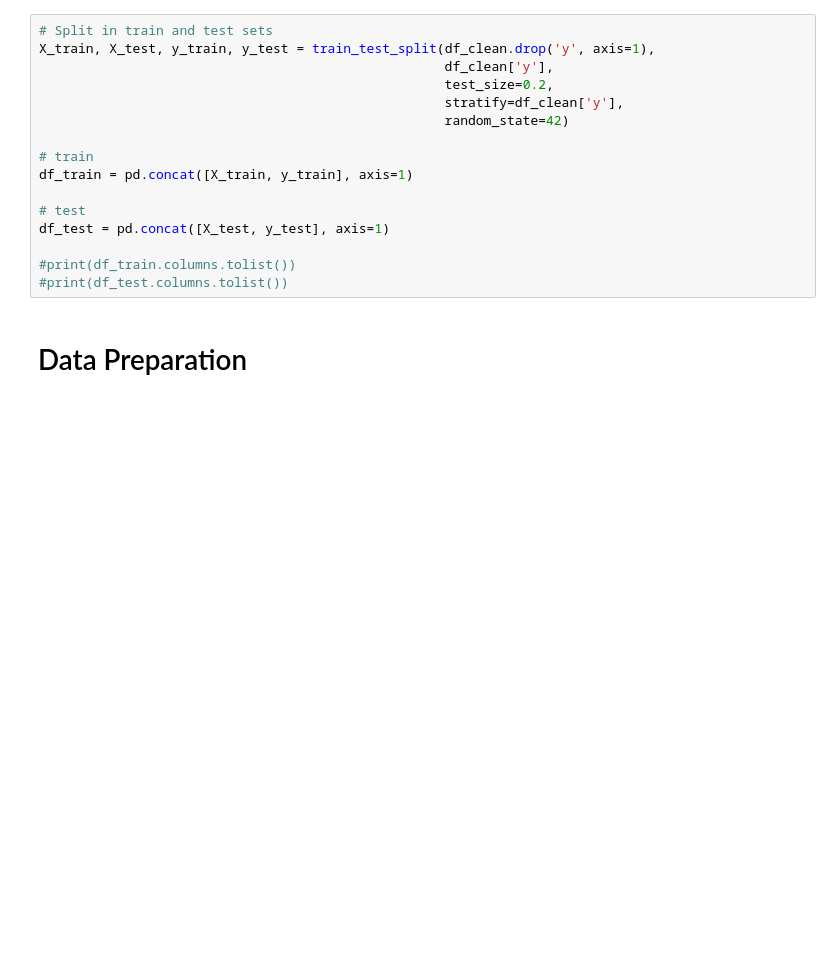
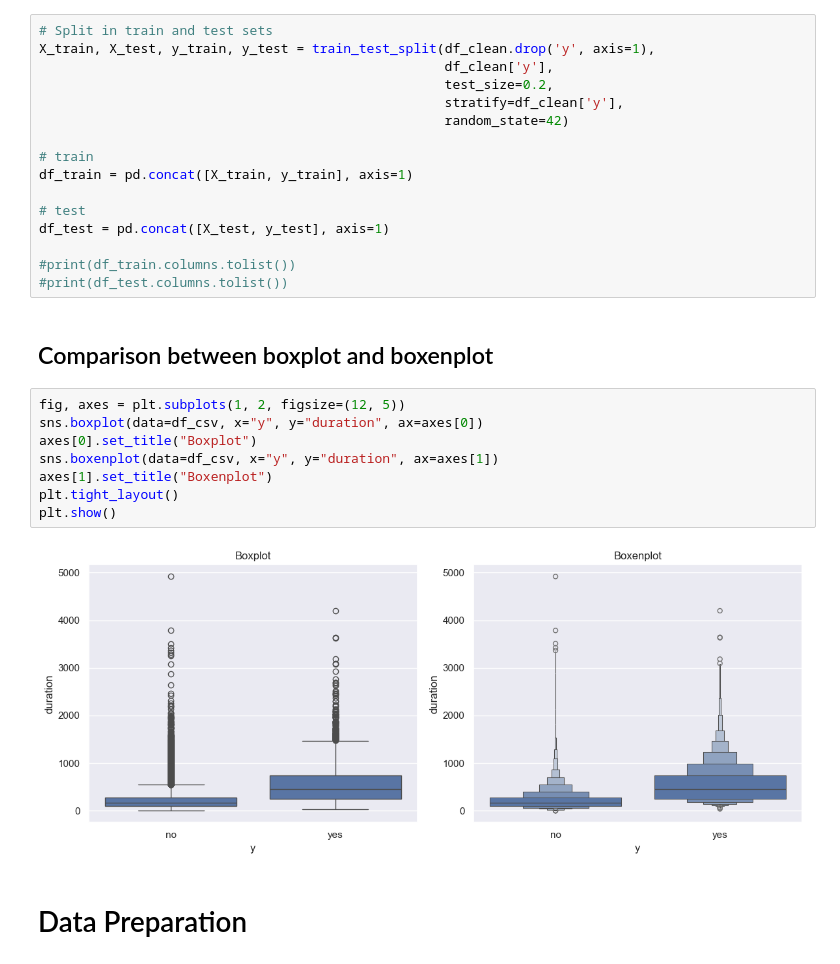
Before and after one commit to anoopungrd/sgh-advanced-analytics-big-data, a Jupyter notebook: semester-1/data-mining/project/code/Bank_Marketing_Notebook.ipynb, the cells around one changed output. Saved outputs shown, nothing was run; the diff lists cells and outputs as text; blank space fills up the shorter version.

```diff
--- a/semester-1/data-mining/project/code/Bank_Marketing_Notebook.ipynb
+++ b/semester-1/data-mining/project/code/Bank_Marketing_Notebook.ipynb
@@ -346,5 +380,17 @@ df_test = pd.concat([X_test, y_test], axis=1)
 
 #print(df_train.columns.tolist())
 #print(df_test.columns.tolist())
+# %% [markdown]
+## Comparison between boxplot and boxenplot
+# %%
+fig, axes = plt.subplots(1, 2, figsize=(12, 5))
+sns.boxplot(data=df_csv, x="y", y="duration", ax=axes[0])
+axes[0].set_title("Boxplot")
+sns.boxenplot(data=df_csv, x="y", y="duration", ax=axes[1])
+axes[1].set_title("Boxenplot")
+plt.tight_layout()
+plt.show()
+# %% [output]
+[figure, added]
 # %% [markdown]
 # Data Preparation
```
Also changed, not shown: parts of 21 cells of this notebook.
